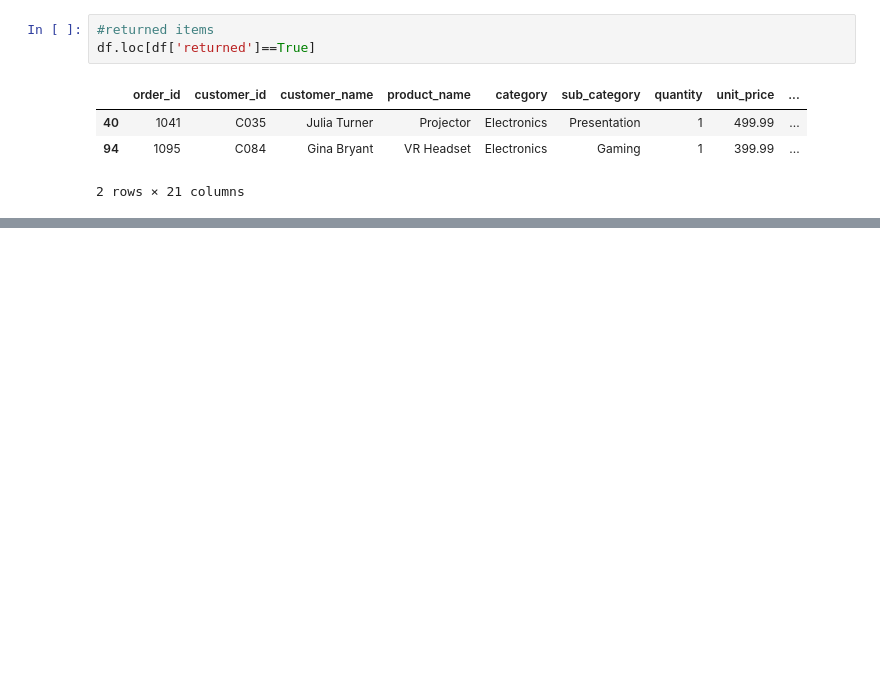
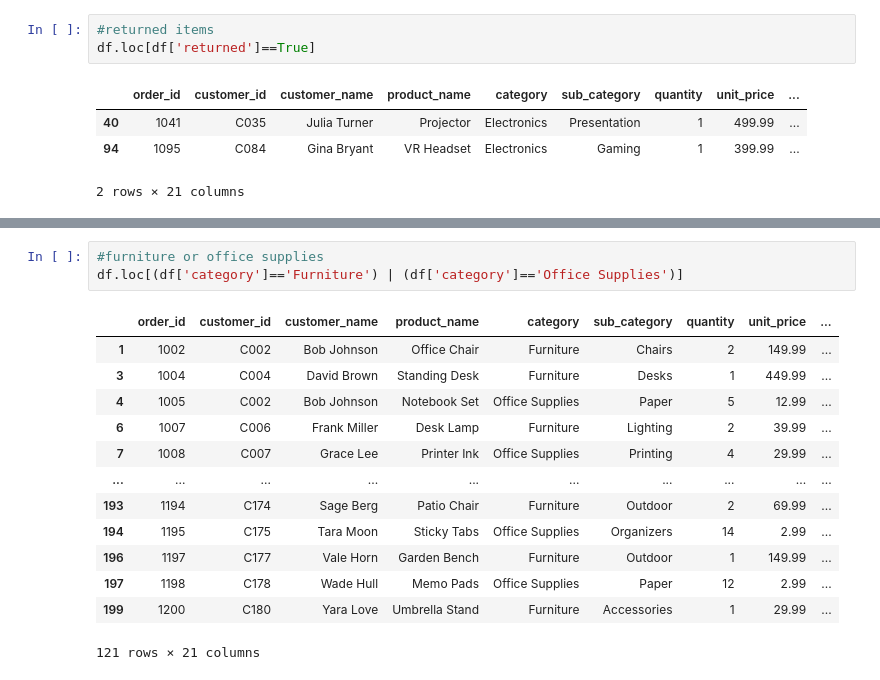
Before and after one commit to Swastika-Roy/Python-concepts, a Jupyter notebook: Untitled0.ipynb, the cells around one changed output, grey strips where cells are left out. Saved outputs shown, nothing was run; the diff lists cells and outputs as text; blank space fills up the shorter version.

```diff
--- a/Untitled0.ipynb
+++ b/Untitled0.ipynb
@@ -183,0 +204,17 @@ df.loc[df['returned']==True]
+# %%
+#furniture or office supplies
+df.loc[(df['category']=='Furniture') | (df['category']=='Office Supplies')]
+# %% [output]
+|  | order_id | customer_id | customer_name | product_name | category | sub_category | quantity | unit_price | ... |
+| 1 | 1002 | C002 | Bob Johnson | Office Chair | Furniture | Chairs | 2 | 149.99 | ... |
+| 3 | 1004 | C004 | David Brown | Standing Desk | Furniture | Desks | 1 | 449.99 | ... |
+| 4 | 1005 | C002 | Bob Johnson | Notebook Set | Office Supplies | Paper | 5 | 12.99 | ... |
+| 6 | 1007 | C006 | Frank Miller | Desk Lamp | Furniture | Lighting | 2 | 39.99 | ... |
+| 7 | 1008 | C007 | Grace Lee | Printer Ink | Office Supplies | Printing | 4 | 29.99 | ... |
+| ... | ... | ... | ... | ... | ... | ... | ... | ... | ... |
+| 193 | 1194 | C174 | Sage Berg | Patio Chair | Furniture | Outdoor | 2 | 69.99 | ... |
+| 194 | 1195 | C175 | Tara Moon | Sticky Tabs | Office Supplies | Organizers | 14 | 2.99 | ... |
+| 196 | 1197 | C177 | Vale Horn | Garden Bench | Furniture | Outdoor | 1 | 149.99 | ... |
+| 197 | 1198 | C178 | Wade Hull | Memo Pads | Office Supplies | Paper | 12 | 2.99 | ... |
+| 199 | 1200 | C180 | Yara Love | Umbrella Stand | Furniture | Accessories | 1 | 29.99 | ... |
+121 rows × 21 columns
```
Also changed, not shown: parts of 4 cells of this notebook.
